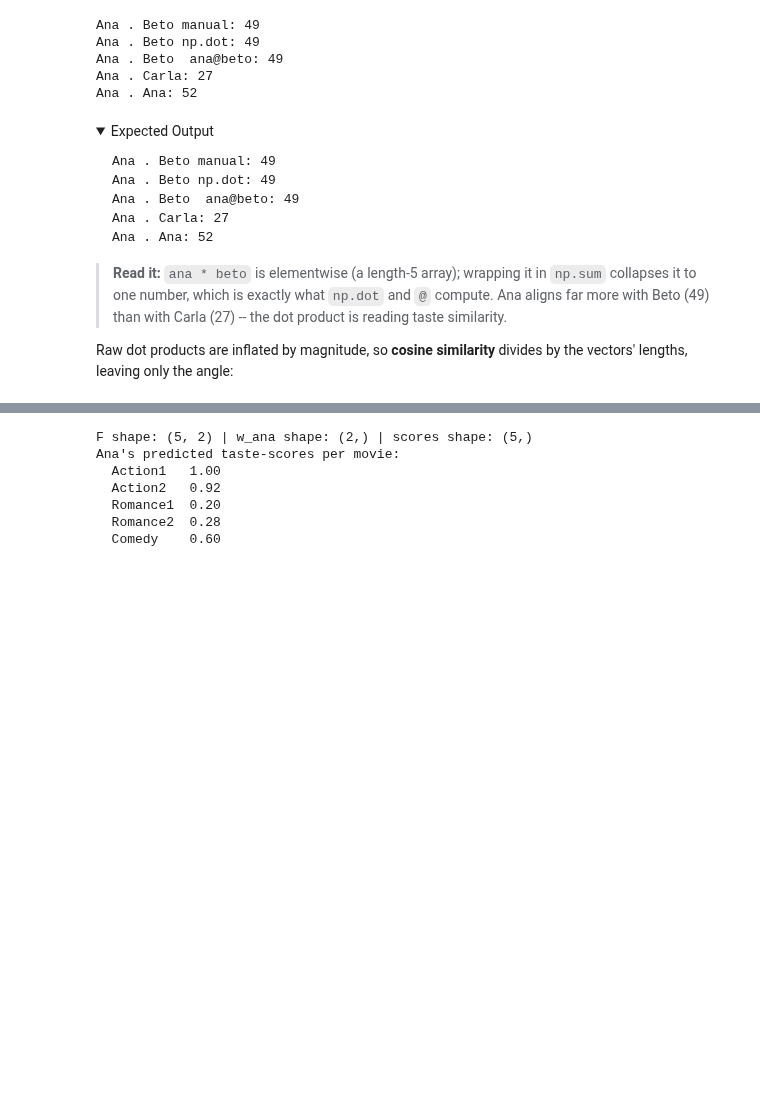
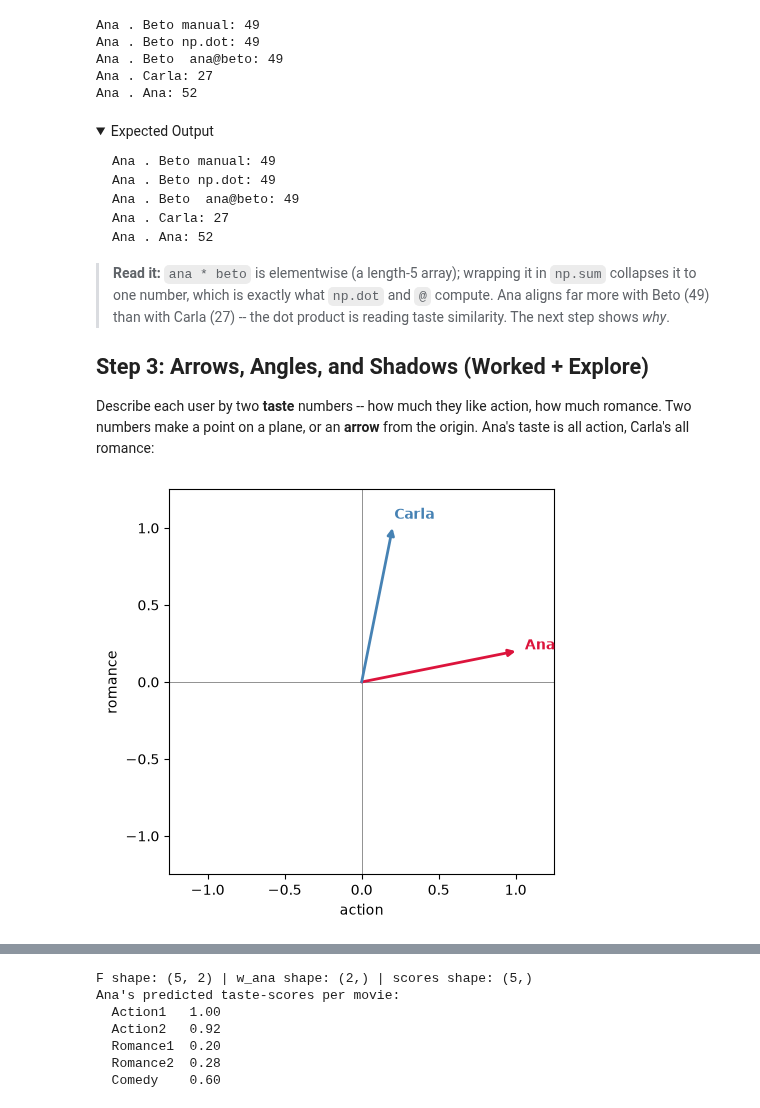
Before and after one commit to devomh/cdat4001-2026, a Jupyter notebook: foundations/l18_lab_linear_algebra.ipynb, the cells around one changed output, grey strips where cells are left out. Saved outputs shown, nothing was run; the diff lists cells and outputs as text; code cells hidden in the pictures; folded sections open; blank space fills up the shorter version.

```diff
--- a/foundations/l18_lab_linear_algebra.ipynb
+++ b/foundations/l18_lab_linear_algebra.ipynb
@@ -109,7 +262,18 @@ Ana . Ana: 52
 > **Read it:** `ana * beto` is elementwise (a length-5 array); wrapping it in
 > `np.sum` collapses it to one number, which is exactly what `np.dot` and `@`
 > compute. Ana aligns far more with Beto (49) than with Carla (27) -- the dot
-> product is reading taste similarity.
+> product is reading taste similarity. The next step shows *why*.
 
-Raw dot products are inflated by magnitude, so **cosine similarity** divides
-by the vectors' lengths, leaving only the angle:
+## Step 3: Arrows, Angles, and Shadows (Worked + Explore)
+
+Describe each user by two **taste** numbers -- how much they like action,
+how much romance. Two numbers make a point on a plane, or an **arrow** from
+the origin. Ana's taste is all action, Carla's all romance:
+# %%
+ana_t = np.array([1.0, 0.2])     # [action, romance]
+carla_t = np.array([0.2, 1.0])
+plot_vectors([ana_t, carla_t], ["Ana", "Carla"],
+             colors=[ACTION, ROMANCE],
+             xlabel="action", ylabel="romance")
+# %% [output]
+[figure, added]
```
Also changed, not shown: parts of 51 cells of this notebook, 10 other files.
